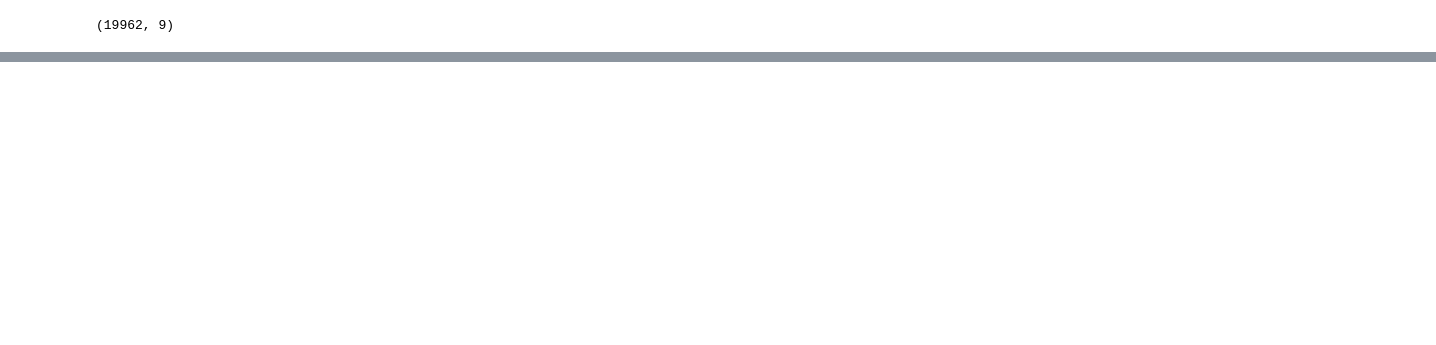
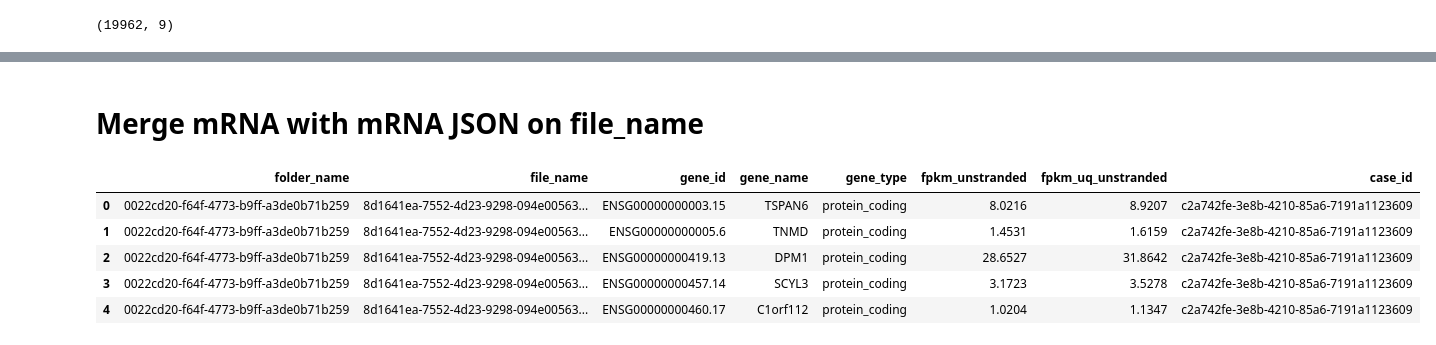
Before and after one commit to giorgiaBertacchini/miRNA_survival_analysis, a Jupyter notebook: notebooks/data_analysis/data_analysis_RNA.ipynb, the cells around one changed output, grey strips where cells are left out. Cells and saved outputs as stored; diff of their text form; code cells hidden in the pictures; blank space fills up the shorter version.

```diff
--- a/notebooks/data_analysis/data_analysis_RNA.ipynb
+++ b/notebooks/data_analysis/data_analysis_RNA.ipynb
@@ -3,6 +3,7 @@ import pandas as pd
 import os
 
 RNA_PATH = "../../datasets/RNAseq"
+RNA_JSON_PATH = "../../datasets/RNAseq(json&manifest)/files.2025-10-21.json"
 # %%
 # Check if all file in all sub folder od datasets/miRNA_seq terminate with mirnas.quantification.
 subforder_count = 0
@@ -110,0 +148,27 @@ protein_df.shape
+# %%
+def import_txt(file_path):
+    temp_df = pd.read_csv(file_path, sep="\t", comment="#")
+    if 'fpkm_uq_unstranded' in temp_df.columns:
+        temp_df = temp_df[['gene_id', 'gene_name', 'gene_type', 'fpkm_unstranded', 'fpkm_uq_unstranded']]
+        temp_df = temp_df.dropna(how='all')
+        return temp_df
+    return None
+
+def mRNA_process():
+    # Initialize an empty DataFrame to store the results
+    df = pd.DataFrame(columns=["folder_name", "file_name", 'gene_id', 'gene_name', 'gene_type', 'fpkm_unstranded', 'fpkm_uq_unstranded'])
+    for subfolder in os.listdir(RNA_PATH):
+        for file in os.listdir(f"{RNA_PATH}/{subfolder}"):
+            if file.endswith("augmented_star_gene_counts.tsv"):
+                selected_data = import_txt(f"{RNA_PATH}/{subfolder}/{file}")
+
+                if selected_data is not None:
+                    selected_data = selected_data[selected_data["gene_type"] == "protein_coding"]
+
+                    # Safe concatenation avoiding empty DataFrames or with NaN values
+                    if not selected_data.empty and not selected_data.isna().all().all():
+                        selected_data.insert(0, "file_name", file)
+                        selected_data.insert(0, "folder_name", subfolder)
+                        df = pd.concat([df, selected_data], ignore_index=True)
+    return df
+protein_coding_df = mRNA_process()
@@ -110,0 +237,3 @@ protein_df.shape
+# %%
+df_RNA_json = pd.read_json(RNA_JSON_PATH)
+print(df_RNA_json.columns)
@@ -110,0 +263,6 @@ protein_df.shape
+# %%
+df_RNA_json['case_id'] = df_RNA_json['cases'].apply(
+    lambda x: x[0]['case_id'] if isinstance(x, list) and len(x) > 0 and 'case_id' in x[0] else None
+)
+
+print(df_RNA_json[['case_id', 'file_name']].head())
@@ -110,0 +283,12 @@ protein_df.shape
+# %% [markdown]
+# Merge mRNA with mRNA JSON on file_name
+# %%
+miRNA_merged_df = pd.merge(protein_coding_df, df_RNA_json[['case_id', 'file_name']], on='file_name', how='inner')
+miRNA_merged_df.head()
+# %% [output]
+|  | folder_name | file_name | gene_id | gene_name | gene_type | fpkm_unstranded | fpkm_uq_unstranded | case_id |
+| 0 | 0022cd20-f64f-4773-b9ff-a3de0b71b259 | 8d1641ea-7552-4d23-9298-094e00563... | ENSG00000000003.15 | TSPAN6 | protein_coding | 8.0216 | 8.9207 | c2a742fe-3e8b-4210-85a6-7191a1123609 |
+| 1 | 0022cd20-f64f-4773-b9ff-a3de0b71b259 | 8d1641ea-7552-4d23-9298-094e00563... | ENSG00000000005.6 | TNMD | protein_coding | 1.4531 | 1.6159 | c2a742fe-3e8b-4210-85a6-7191a1123609 |
+| 2 | 0022cd20-f64f-4773-b9ff-a3de0b71b259 | 8d1641ea-7552-4d23-9298-094e00563... | ENSG00000000419.13 | DPM1 | protein_coding | 28.6527 | 31.8642 | c2a742fe-3e8b-4210-85a6-7191a1123609 |
+| 3 | 0022cd20-f64f-4773-b9ff-a3de0b71b259 | 8d1641ea-7552-4d23-9298-094e00563... | ENSG00000000457.14 | SCYL3 | protein_coding | 3.1723 | 3.5278 | c2a742fe-3e8b-4210-85a6-7191a1123609 |
+| 4 | 0022cd20-f64f-4773-b9ff-a3de0b71b259 | 8d1641ea-7552-4d23-9298-094e00563... | ENSG00000000460.17 | C1orf112 | protein_coding | 1.0204 | 1.1347 | c2a742fe-3e8b-4210-85a6-7191a1123609 |
```
Also changed, not shown: parts of 19 cells of this notebook, 6 other files.
